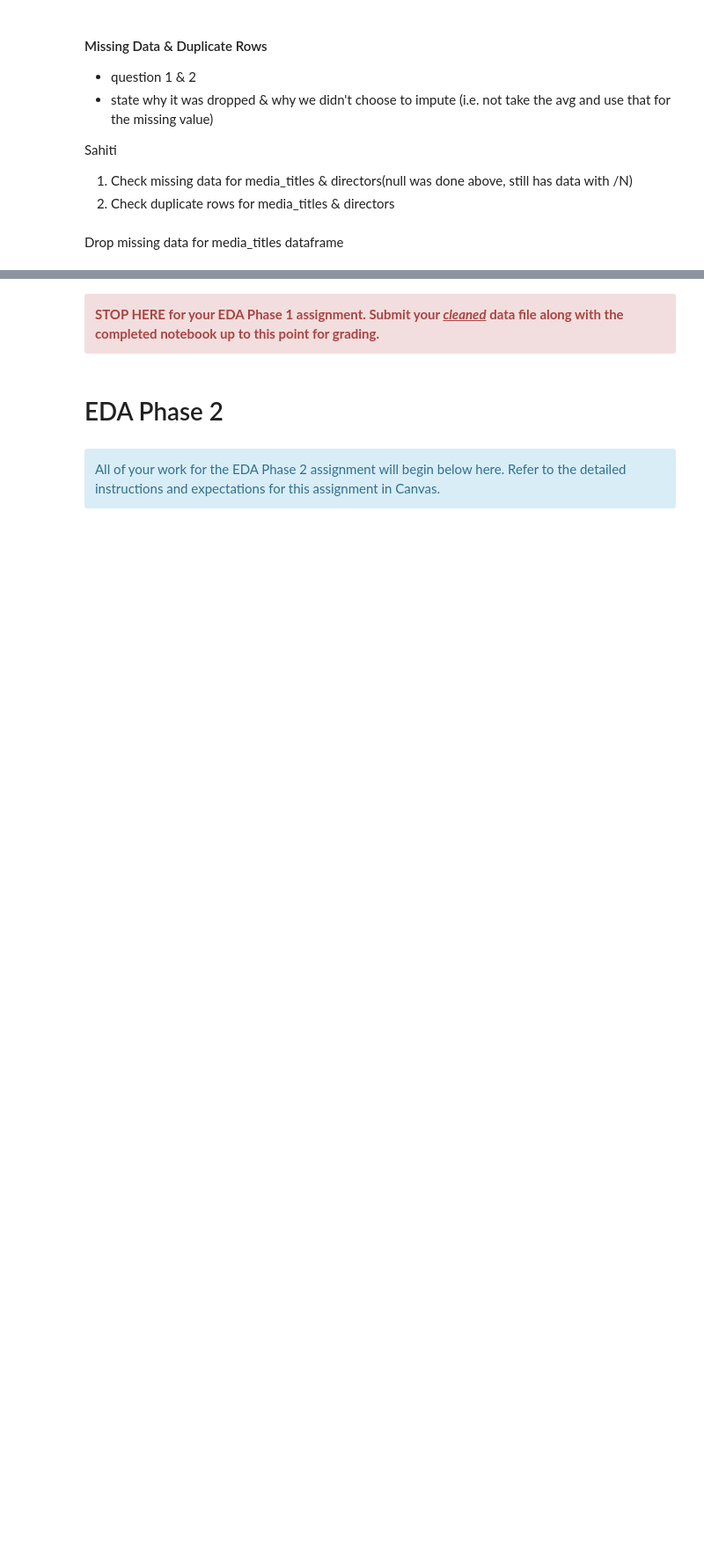
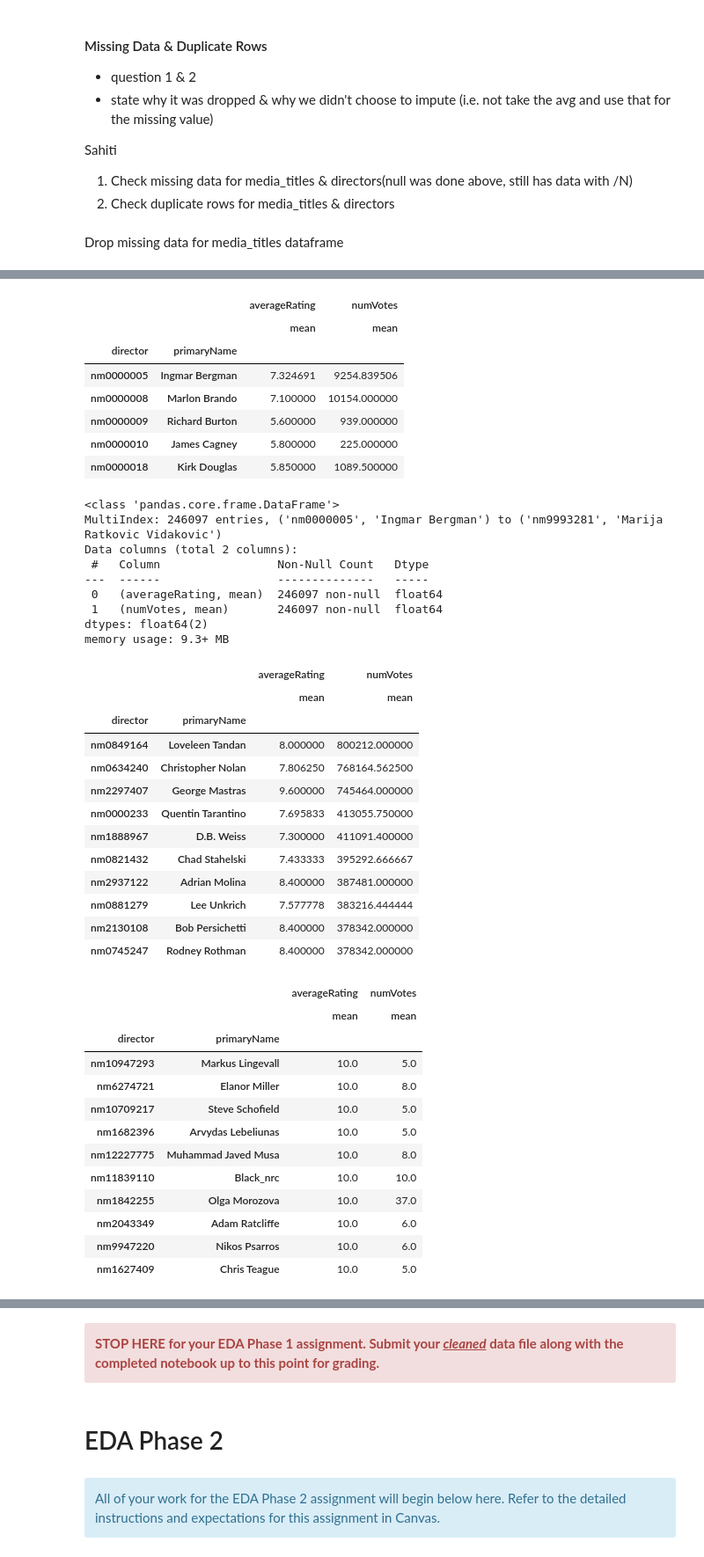
Before and after one commit to robords/NU_MS_EDA_Project, a Jupyter notebook: EDA_Project_Group_4.ipynb, the cells around one changed output, grey strips where cells are left out. Shown: that part at 88% size. Drawn from its saved outputs; the diff is of its cells as text; code cells hidden in the pictures; blank space fills up the shorter version.

```diff
--- a/EDA_Project_Group_4.ipynb
+++ b/EDA_Project_Group_4.ipynb
@@ -755,0 +696,51 @@ beer_reviews.boxplot(column=[
+# %%
+director_popularity = directors[['director', 'primaryName', 'averageRating','numVotes']].groupby(['director', 'primaryName']).agg(['mean'])
+director_popularity.head()
+director_popularity.info()
+director_popularity.sort_values(by=[('numVotes', 'mean')], ascending = False)[:10]
+director_popularity.sort_values(by=[('averageRating', 'mean')], ascending = False)[:10]
+## we probably should drop rows from this that have less than n votes
+# %% [output]
+|  |  | averageRating | numVotes |
+|  |  | mean | mean |
+| director | primaryName |  |  |
+| nm0000005 | Ingmar Bergman | 7.324691 | 9254.839506 |
+| nm0000008 | Marlon Brando | 7.100000 | 10154.000000 |
+| nm0000009 | Richard Burton | 5.600000 | 939.000000 |
+| nm0000010 | James Cagney | 5.800000 | 225.000000 |
+| nm0000018 | Kirk Douglas | 5.850000 | 1089.500000 |
+<class 'pandas.core.frame.DataFrame'>
+MultiIndex: 246097 entries, ('nm0000005', 'Ingmar Bergman') to ('nm9993281', 'Marija Ratkovic Vidakovic')
+Data columns (total 2 columns):
+ #   Column                 Non-Null Count   Dtype
+---  ------                 --------------   -----
+ 0   (averageRating, mean)  246097 non-null  float64
+ 1   (numVotes, mean)       246097 non-null  float64
+dtypes: float64(2)
+memory usage: 9.3+ MB
+|  |  | averageRating | numVotes |
+|  |  | mean | mean |
+| director | primaryName |  |  |
+| nm0849164 | Loveleen Tandan | 8.000000 | 800212.000000 |
+| nm0634240 | Christopher Nolan | 7.806250 | 768164.562500 |
+| nm2297407 | George Mastras | 9.600000 | 745464.000000 |
+| nm0000233 | Quentin Tarantino | 7.695833 | 413055.750000 |
+| nm1888967 | D.B. Weiss | 7.300000 | 411091.400000 |
+| nm0821432 | Chad Stahelski | 7.433333 | 395292.666667 |
+| nm2937122 | Adrian Molina | 8.400000 | 387481.000000 |
+| nm0881279 | Lee Unkrich | 7.577778 | 383216.444444 |
+| nm2130108 | Bob Persichetti | 8.400000 | 378342.000000 |
+| nm0745247 | Rodney Rothman | 8.400000 | 378342.000000 |
+|  |  | averageRating | numVotes |
+|  |  | mean | mean |
+| director | primaryName |  |  |
+| nm10947293 | Markus Lingevall | 10.0 | 5.0 |
+| nm6274721 | Elanor Miller | 10.0 | 8.0 |
+| nm10709217 | Steve Schofield | 10.0 | 5.0 |
+| nm1682396 | Arvydas Lebeliunas | 10.0 | 5.0 |
+| nm12227775 | Muhammad Javed Musa | 10.0 | 8.0 |
+| nm11839110 | Black_nrc | 10.0 | 10.0 |
+| nm1842255 | Olga Morozova | 10.0 | 37.0 |
+| nm2043349 | Adam Ratcliffe | 10.0 | 6.0 |
+| nm9947220 | Nikos Psarros | 10.0 | 6.0 |
+| nm1627409 | Chris Teague | 10.0 | 5.0 |
```
Also changed, not shown: parts of 33 cells of this notebook.
